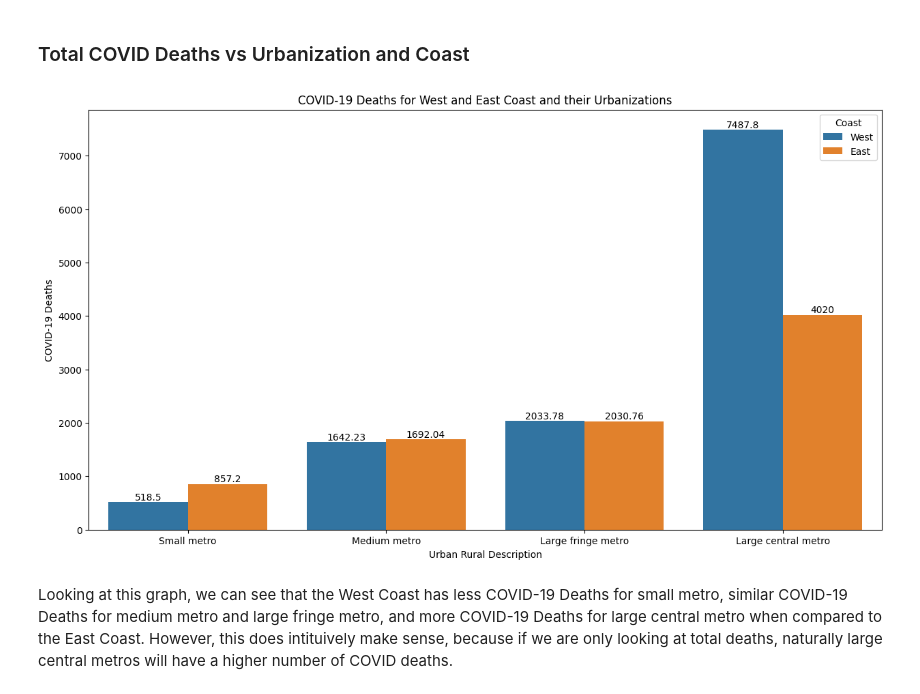
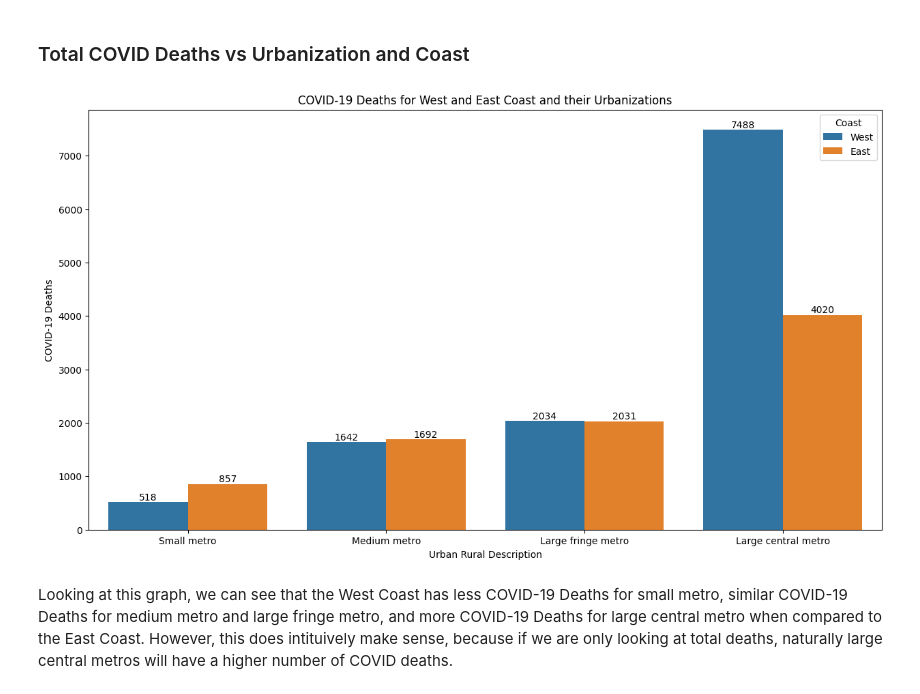
Before and after one commit to kshtwr/COVID-Mortality-Rate-in-Diverse-Cities, a Jupyter notebook: FinalProject_Group116_WI24.ipynb, the cells around one changed output. Saved outputs shown, nothing was run; the diff lists cells and outputs as text; code cells hidden in the pictures.

```diff
--- a/FinalProject_Group116_WI24.ipynb
+++ b/FinalProject_Group116_WI24.ipynb
@@ -326,14 +326,14 @@ Now, let's take a look at our four different types of urbanization areas, which
 # %%
 plt.figure(figsize=(15,8))
 barplot = sns.barplot(data = df, y = 'COVID-19 Deaths', x = 'Urban Rural Description', hue = 'Coast',
                       order = ['Small metro', 'Medium metro', 'Large fringe metro', 'Large central metro'], errorbar =None )
 barplot.set_title('COVID-19 Deaths for West and East Coast and their Urbanizations')
 
 #Adding numbers to the each bar
 for i in barplot.containers:
-    barplot.bar_label(i,)
+    barplot.bar_label(i, fmt='\n%.0f')
 # %% [output]
-[figure, old version]
+[figure, new version]
 # %% [markdown]
 Looking at this graph, we can see that the West Coast has less COVID-19 Deaths for small metro, similar COVID-19 Deaths for medium metro and large fringe metro, and more COVID-19 Deaths for large central metro when compared to the East Coast. However, this does intituively make sense, because if we are only looking at total deaths, naturally large central metros will have a higher number of COVID deaths.
 # %% [markdown]
```
Also changed, not shown: parts of 8 cells of this notebook.
